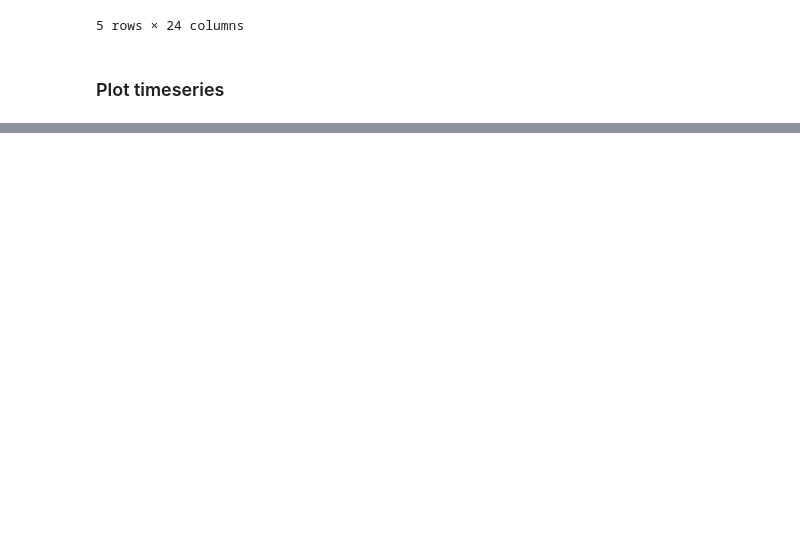
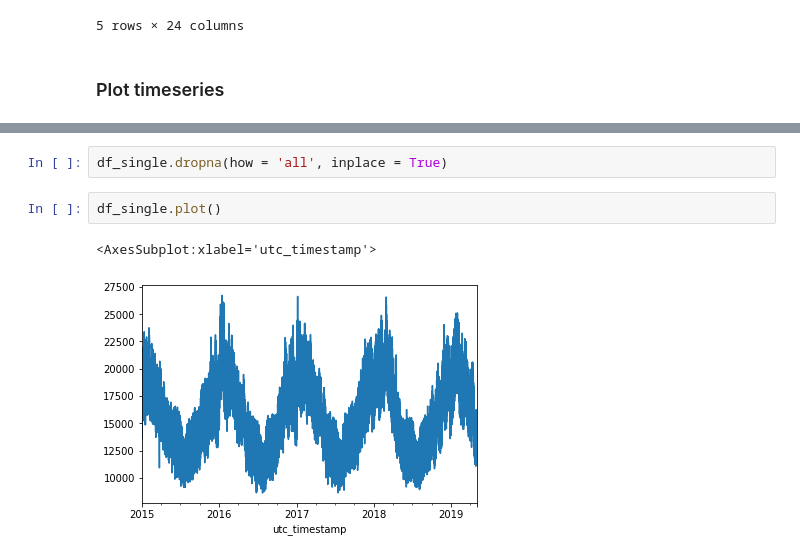
Before and after one commit to smacintyreR/sie-2021, a Jupyter notebook: siemens-ds-coding-test/SE - Task 1 - Code.ipynb, the cells around one changed output, grey strips where cells are left out. Saved outputs shown, nothing was run; the diff lists cells and outputs as text; blank space fills up the shorter version.

```diff
--- a/siemens-ds-coding-test/SE - Task 1 - Code.ipynb
+++ b/siemens-ds-coding-test/SE - Task 1 - Code.ipynb
@@ -176,0 +254,7 @@ ValueError: time-weighted interpolation only works on Series or DataFrames with
+# %%
+df_single.dropna(how = 'all', inplace = True)
+# %%
+df_single.plot()
+# %% [output]
+<AxesSubplot:xlabel='utc_timestamp'>
+[figure, added]
```
Also changed, not shown: parts of 25 cells of this notebook.
